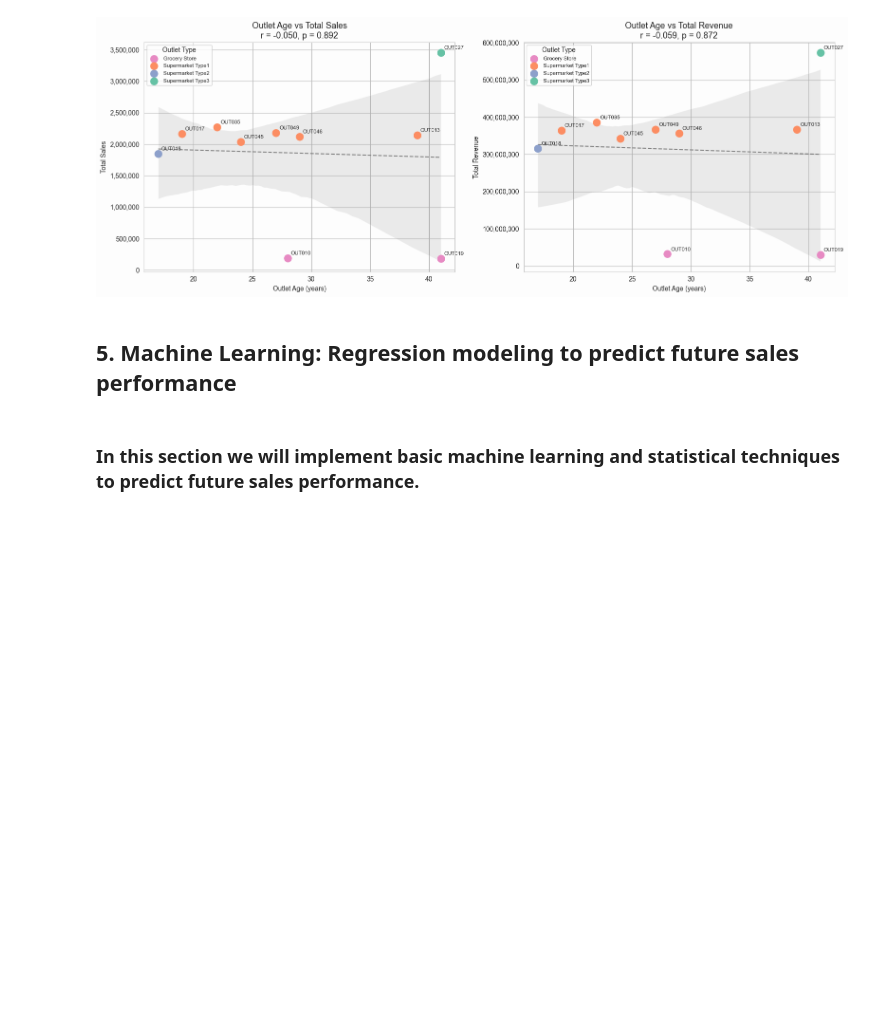
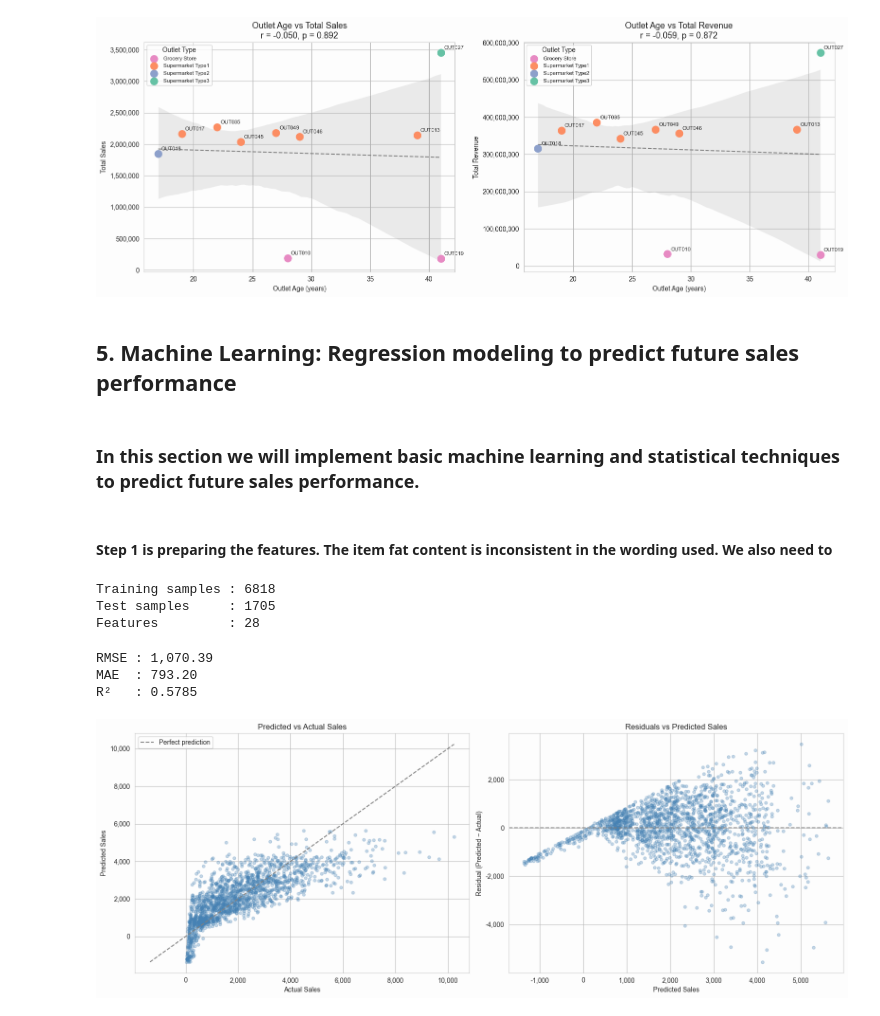
Before and after one commit to JohnK-au/Big-Mart-Data-Science-Project, a Jupyter notebook: scripts/Big-Mart-Analysis.ipynb, the cells around one changed output. Drawn from its saved outputs; the diff is of its cells as text; code cells hidden in the pictures; blank space fills up the shorter version.

Commit message:
Feature: Added basic machine learnign feature using scikit and linear regression model.

```diff
--- a/scripts/Big-Mart-Analysis.ipynb
+++ b/scripts/Big-Mart-Analysis.ipynb
@@ -471,3 +471,5 @@ plt.show()
 ## 5. Machine Learning: Regression modeling to predict future sales performance
 # %% [markdown]
 ### In this section we will implement basic machine learning and statistical techniques to predict future sales performance.
+# %% [markdown]
+#### Step 1 is preparing the features. The item fat content is inconsistent in the wording used. We also need to
@@ -473,0 +497,58 @@ plt.show()
+# %%
+# Train / test split — 80% train, 20% test
+X_train, X_test, y_train, y_test = train_test_split(X, y, test_size=0.2, random_state=42)
+
+print(f"Training samples : {len(X_train)}")
+print(f"Test samples     : {len(X_test)}")
+print(f"Features         : {X_train.shape[1]}")
+# %% [output]
+Training samples : 6818
+Test samples     : 1705
+Features         : 28
+# %%
+# Train Linear Regression model
+model = LinearRegression()
+model.fit(X_train, y_train)
+y_pred = model.predict(X_test)
+# %%
+# Evaluate model performance
+rmse = np.sqrt(mean_squared_error(y_test, y_pred))
+mae  = mean_absolute_error(y_test, y_pred)
+r2   = r2_score(y_test, y_pred)
+
+print(f"RMSE : {rmse:,.2f}")
+print(f"MAE  : {mae:,.2f}")
+print(f"R²   : {r2:.4f}")
+# %% [output]
+RMSE : 1,070.39
+MAE  : 793.20
+R²   : 0.5785
+# %%
+# Visualise model predictions and residuals
+fig, axes = plt.subplots(1, 2, figsize=(16, 6))
+
+# Predicted vs Actual
+axes[0].scatter(y_test, y_pred, alpha=0.3, s=20, color='steelblue')
+lims = [min(y_test.min(), y_pred.min()), max(y_test.max(), y_pred.max())]
+axes[0].plot(lims, lims, '--', color='gray', linewidth=1.5, label='Perfect prediction')
+axes[0].set_xlabel("Actual Sales")
+axes[0].set_ylabel("Predicted Sales")
+axes[0].set_title("Predicted vs Actual Sales")
+axes[0].legend()
+axes[0].xaxis.set_major_formatter(plt.FuncFormatter(lambda x, _: f'{x:,.0f}'))
+axes[0].yaxis.set_major_formatter(plt.FuncFormatter(lambda x, _: f'{x:,.0f}'))
+
+# Residuals vs Predicted
+residuals = y_pred - y_test
+axes[1].scatter(y_pred, residuals, alpha=0.3, s=20, color='steelblue')
+axes[1].axhline(0, color='gray', linestyle='--', linewidth=1.5)
+axes[1].set_xlabel("Predicted Sales")
+axes[1].set_ylabel("Residual (Predicted − Actual)")
+axes[1].set_title("Residuals vs Predicted Sales")
+axes[1].xaxis.set_major_formatter(plt.FuncFormatter(lambda x, _: f'{x:,.0f}'))
+axes[1].yaxis.set_major_formatter(plt.FuncFormatter(lambda x, _: f'{x:,.0f}'))
+
+plt.tight_layout()
+plt.show()
+# %% [output]
+[figure, added]
```
Also changed, not shown: parts of 1 cell of this notebook.
